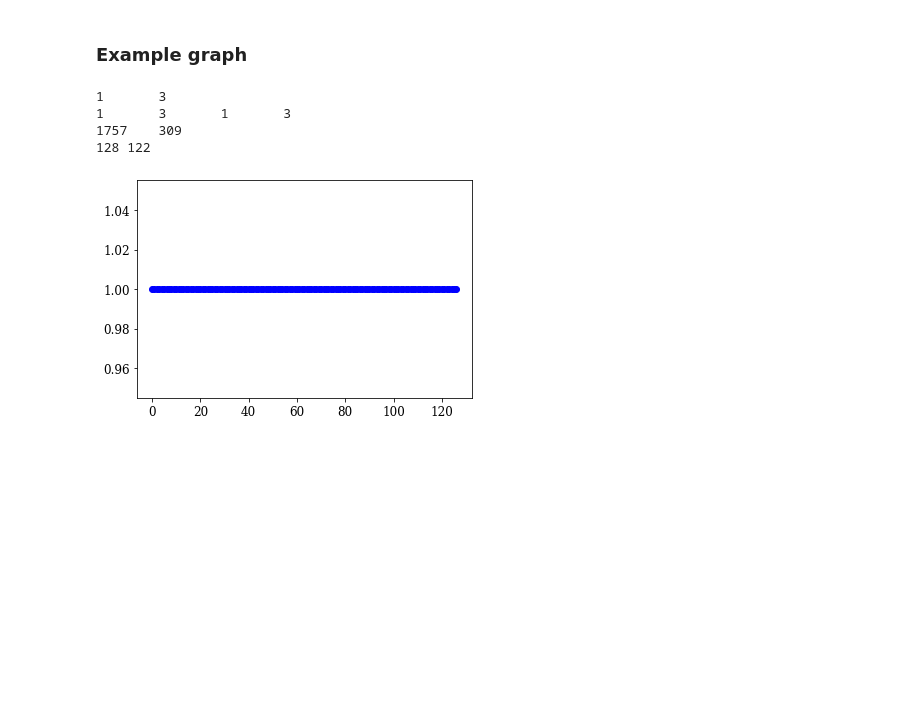
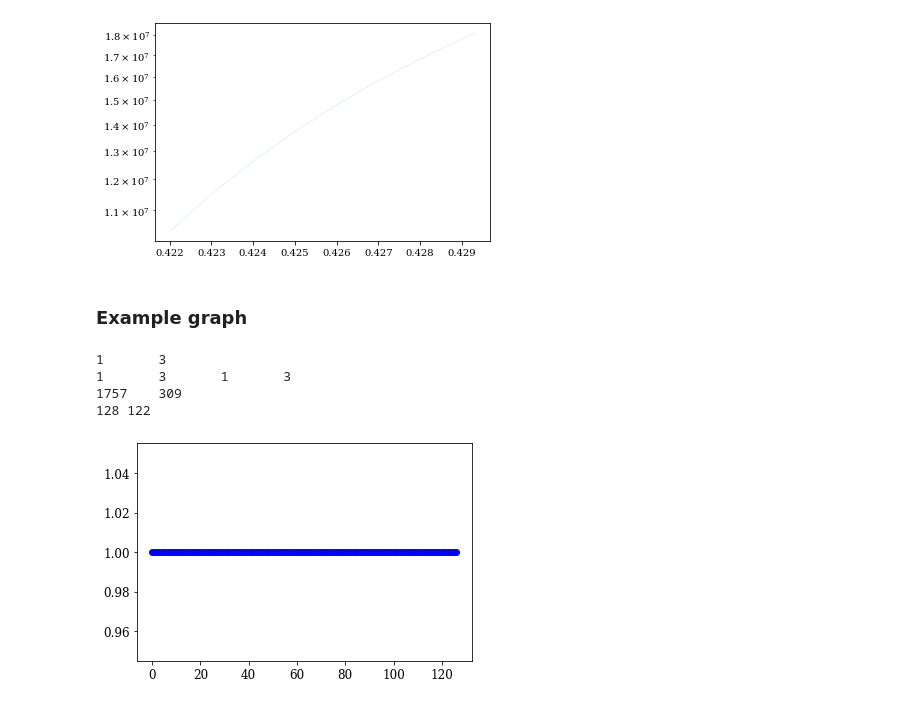
Before and after one commit to znicolaou/rmtchem, a Jupyter notebook: plots.ipynb, the cells around one changed output. Drawn from its saved outputs; the diff is of its cells as text; code cells hidden in the pictures; blank space fills up the shorter version.

```diff
--- a/plots.ipynb
+++ b/plots.ipynb
@@ -14,6 +14,14 @@ from scipy.sparse import csr_matrix
 plt.rcParams.update({'font.size': 12, 'pdf.fonttype':42,'text.usetex': False, 'font.family': 'serif'})
 prop_cycle = plt.rcParams['axes.prop_cycle']
 colors = prop_cycle.by_key()['color']
+# %%
+Xts=np.load('data/seeds0/3189/Xts.npy')
+m1=Xts.shape[1]//2
+plt.yscale('log')
+plt.plot(Xts[0,m1:],Xts[1,m1:],linewidth=0.1)
+plt.show()
+# %% [output]
+[figure, added]
 # %% [markdown]
 ### Example graph
 # %%
```
Also changed, not shown: 1 other file.
